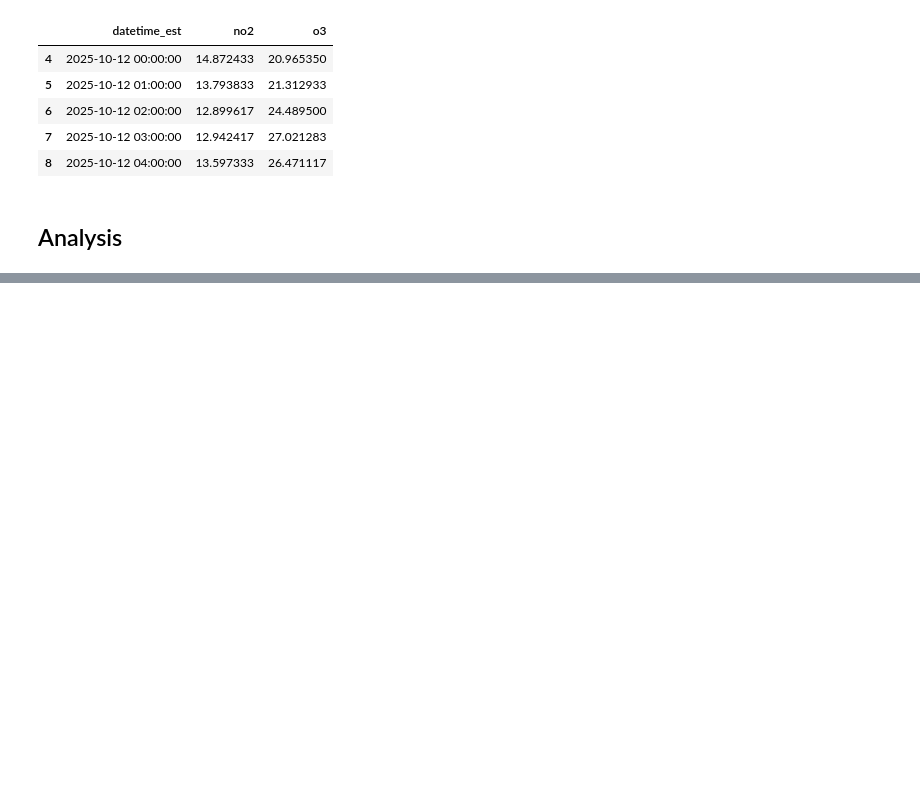
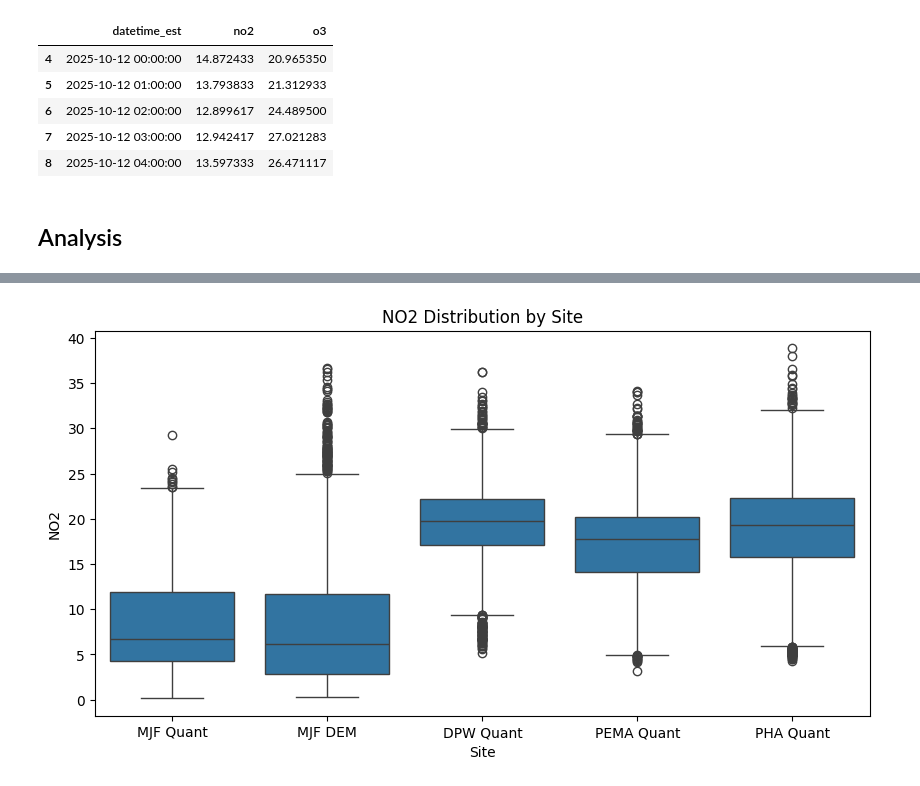
Before and after one commit to jacklardner/quant-reference-no2-distribution-comparison, a Jupyter notebook: primary analysis.ipynb, the cells around one changed output, grey strips where cells are left out. Saved outputs shown, nothing was run; the diff lists cells and outputs as text; code cells hidden in the pictures; blank space fills up the shorter version.

```diff
--- a/primary analysis.ipynb
+++ b/primary analysis.ipynb
@@ -246,0 +307,13 @@ pha_quant.head()
+# %%
+all_data = all_data.reset_index(drop=True)
+plt.figure(figsize=(10,5))
+
+sns.boxplot(data=all_data, x="site", y="no2")
+
+plt.title("NO2 Distribution by Site")
+plt.xlabel("Site")
+plt.ylabel("NO2")
+
+plt.show()
+# %% [output]
+[figure, added]
```
Also changed, not shown: parts of 4 cells of this notebook.
